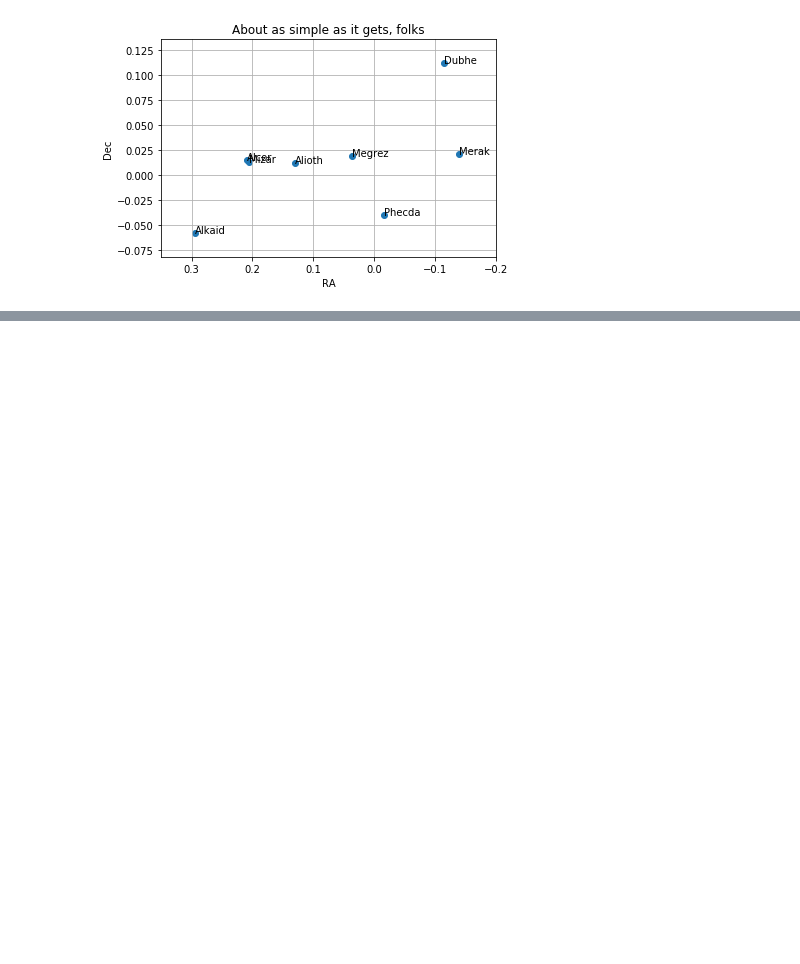
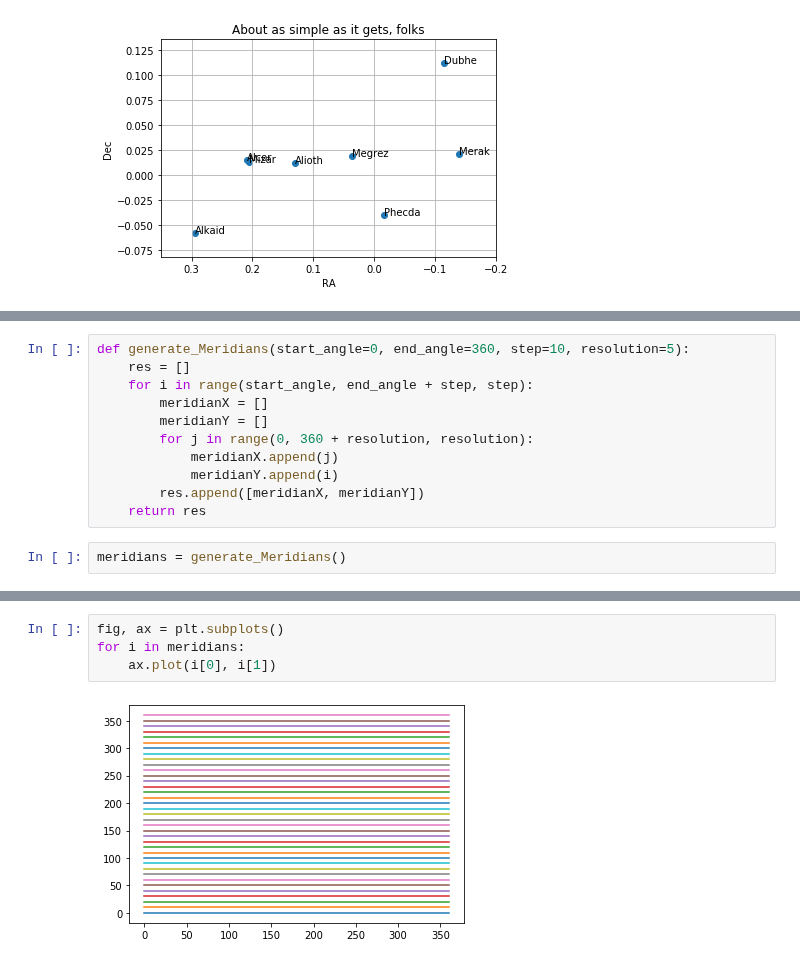
Before and after one commit to Hansastro/Astrolight, a Jupyter notebook: Coordinate.ipynb, the cells around one changed output, grey strips where cells are left out. Cells and saved outputs as stored; diff of their text form; blank space fills up the shorter version.

Commit message:
Add meridians

```diff
--- a/Coordinate.ipynb
+++ b/Coordinate.ipynb
@@ -149,0 +152,13 @@ plt.xlim(0.35, -0.20)
+# %%
+def generate_Meridians(start_angle=0, end_angle=360, step=10, resolution=5):
+    res = []
+    for i in range(start_angle, end_angle + step, step):
+        meridianX = []
+        meridianY = []
+        for j in range(0, 360 + resolution, resolution):
+            meridianX.append(j)
+            meridianY.append(i)
+        res.append([meridianX, meridianY])
+    return res
+# %%
+meridians = generate_Meridians()
@@ -149,0 +185,6 @@ plt.xlim(0.35, -0.20)
+# %%
+fig, ax = plt.subplots()
+for i in meridians:
+    ax.plot(i[0], i[1])
+# %% [output]
+[figure, added]
```
Also changed, not shown: parts of 10 cells of this notebook.
